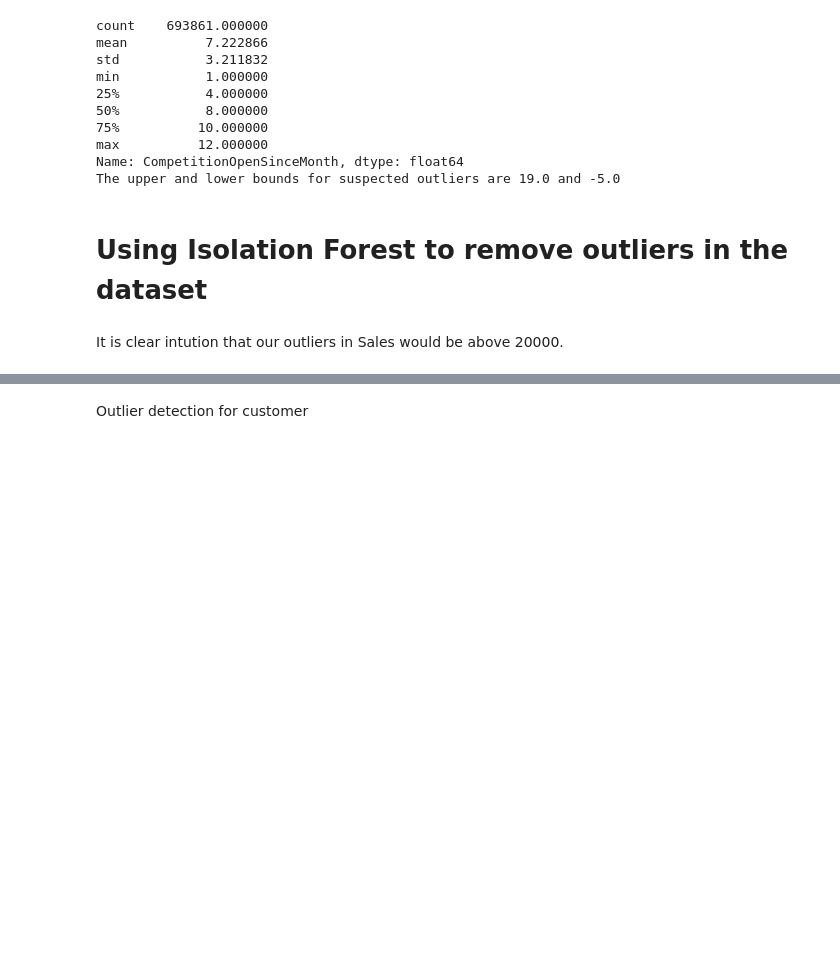
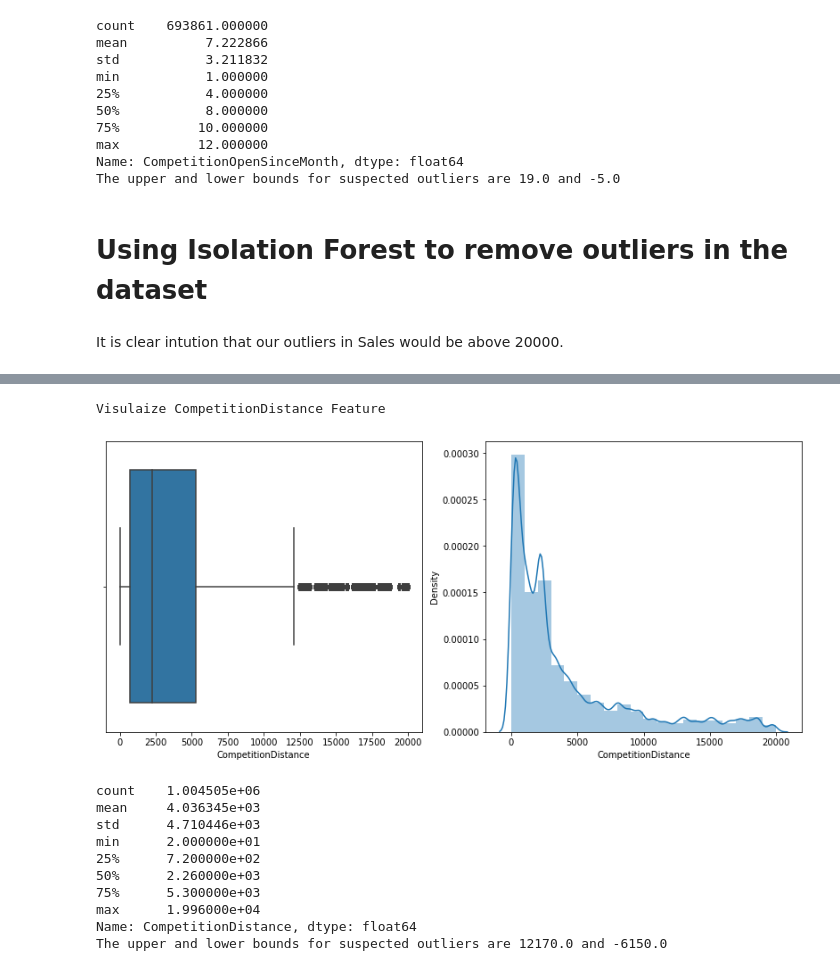
Before and after one commit to AnkitPatel745/Retail-Sales-Prediction-Capstone_Project, a Jupyter notebook: Rossmann_Sales_Prediction_Capstone_Project(ML_Regression).ipynb, the cells around one changed output, grey strips where cells are left out. Cells and saved outputs as stored; diff of their text form; code cells hidden in the pictures; blank space fills up the shorter version.

```diff
--- a/Rossmann_Sales_Prediction_Capstone_Project(ML_Regression).ipynb
+++ b/Rossmann_Sales_Prediction_Capstone_Project(ML_Regression).ipynb
@@ -392,4 +395,19 @@ The upper and lower bounds for suspected outliers are 1429.5 and -30.5
-# %% [markdown]
-Outlier detection for customer
-# %%
-df= df[(df['Open'] != 0) & (df['Sales'] > 0)]
+# %%
+# plotting the boxplot and Density for finding the Outlier in the CompetitionDistance Dataset
+### CompetitionDistance
+print('Visulaize CompetitionDistance Feature')
+visualize_num_feature(df.CompetitionDistance)
+stat_summary(df.CompetitionDistance)
+# %% [output]
+Visulaize CompetitionDistance Feature
+[figure, added]
+count    1.004505e+06
+mean     4.036345e+03
+std      4.710446e+03
+min      2.000000e+01
+25%      7.200000e+02
+50%      2.260000e+03
+75%      5.300000e+03
+max      1.996000e+04
+Name: CompetitionDistance, dtype: float64
+The upper and lower bounds for suspected outliers are 12170.0 and -6150.0
```
Also changed, not shown: parts of 15 cells of this notebook.
